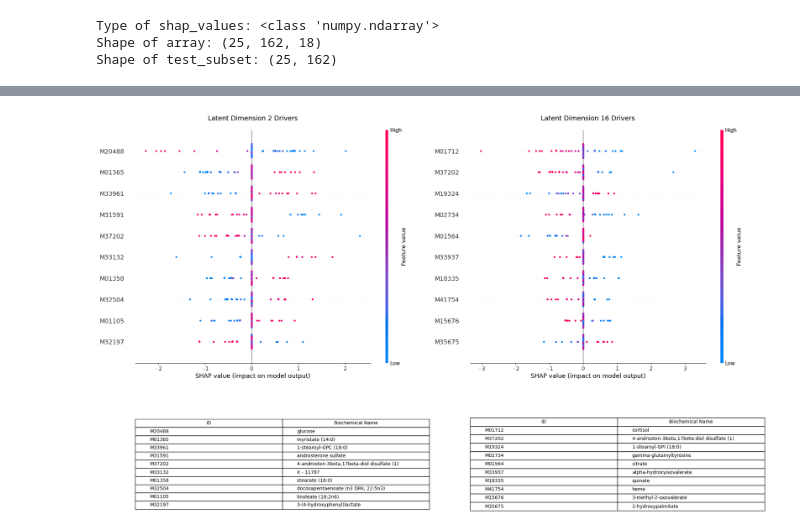
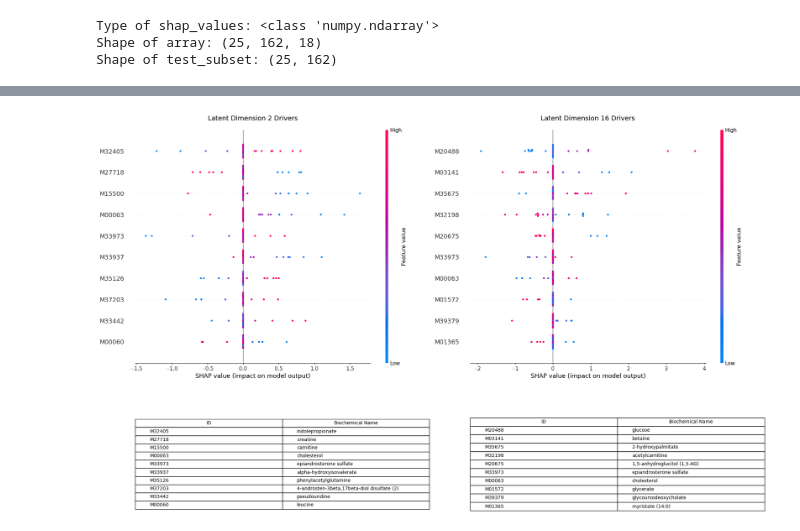
Before and after one commit to algu-dotcom/BIPN162_FinalProject, a Jupyter notebook: BIPN162_FinalProject.ipynb, the cells around one changed output, grey strips where cells are left out. Cells and saved outputs as stored; diff of their text form; code cells hidden in the pictures.

```diff
--- a/BIPN162_FinalProject.ipynb
+++ b/BIPN162_FinalProject.ipynb
@@ -812,7 +801,7 @@ def predict_mu(x):
 # 2. Summarize the background data
 # This is crucial! It reduces your 100 background samples into 10 'centroids'
 # This makes KernelExplainer 10x faster while keeping the logic sound.
-background_summary = shap.kmeans(X_train_pure[:200], 15)
+background_summary = shap.kmeans(X_train_pure[:100], 15)
 
 # 3. Initialize the Explainer
 # DeepExplainer (meant for ML models) would not work, so a more general KernelExplainer is used instead.
@@ -820,7 +809,7 @@ explainer = shap.KernelExplainer(predict_mu, background_summary)
 
 # 4. Calculate SHAP values for a small subset
 # Start with 5-10 samples to ensure it runs without error
-test_subset = X_test_pure[:50].astype('float32')
+test_subset = X_test_pure[:25].astype('float32')
 shap_values = explainer.shap_values(test_subset)
 # %%
 print(f"Type of shap_values: {type(shap_values)}")
@@ -873,14 +887,16 @@ plt.show()
 # %%
+shap_values_T = np.transpose(shap_values, (2, 0, 1))
+
 def shap_with_table(latent_dim, gs_slot):
     # 1. Create a nested grid: Top for SHAP, Bottom for Table
     inner_grid = gs_slot.subgridspec(2, 1, height_ratios=[3, 1], hspace=0.4)
     ax_shap = fig.add_subplot(inner_grid[0])
     ax_table = fig.add_subplot(inner_grid[1])
 
-    # 2. Plot the SHAP beeswarm on top
+    # 2. Plot the SHAP plot on top
     plt.sca(ax_shap)
     shap.summary_plot(
-        shap_transposed[latent_dim],
+        shap_values_T[latent_dim],
         test_subset,
         feature_names=metabolite_ids,
         max_display=10,
@@ -888,32 +904,32 @@ def shap_with_table(latent_dim, gs_slot):
         plot_size=None
     )
     ax_shap.set_title(f"Latent Dimension {latent_dim} Drivers", fontsize=14, pad=20)
 
     # 3. Prepare the Metabolite Data for the table
-    top_data = get_top_metabolites(shap_transposed[latent_dim], metabolite_ids)
+    top_data = get_top_metabolites(shap_values_T[latent_dim], metabolite_ids)
     # Just grab ID and Biochemical Name for clarity
     table_data = top_data[['BIOCHEMICAL']].reset_index().values
 
     # 4. Create the Table underneath
     ax_table.axis('off') # Hide the axes of the table slot
     tbl = ax_table.table(
         cellText=table_data,
         colLabels=['ID', 'Biochemical Name'],
         loc='center',
         cellLoc='left'
     )
     tbl.auto_set_font_size(False)
     tbl.set_fontsize(10)
     tbl.scale(1, 1.5) # Stretch vertically for readability
 
 # --- EXECUTION ---
 fig = plt.figure(figsize=(20, 12))
 gs = fig.add_gridspec(1, 2) # 1 row, 2 columns of "slots"
 
 shap_with_table(2, gs[0])
 shap_with_table(16, gs[1])
 
 plt.tight_layout()
 plt.show()
 # %% [output]
-[figure, old version]
+[figure, new version]
```
Also changed, not shown: parts of 14 cells of this notebook.
